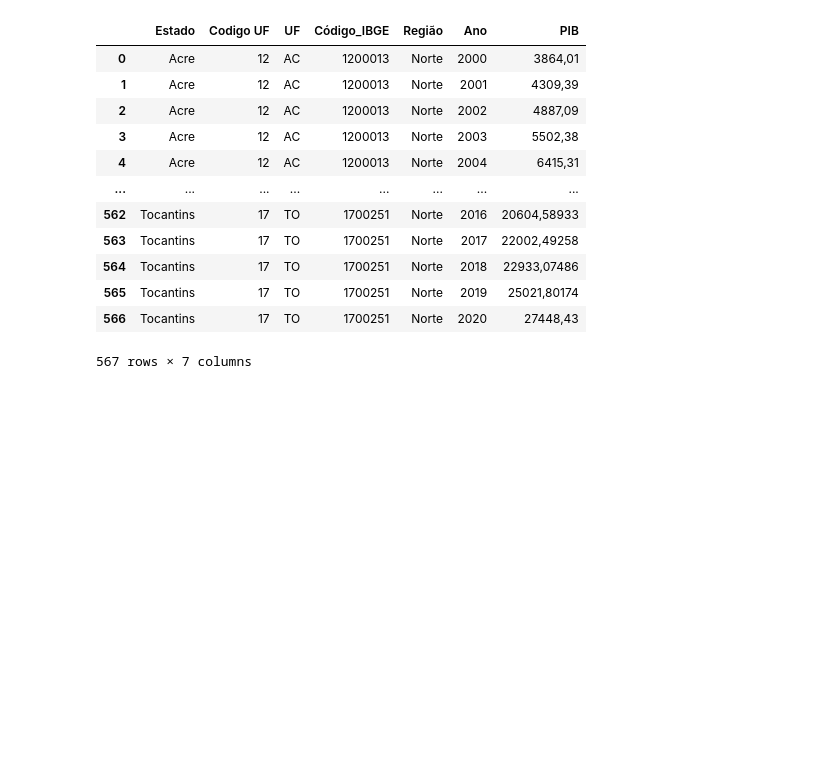
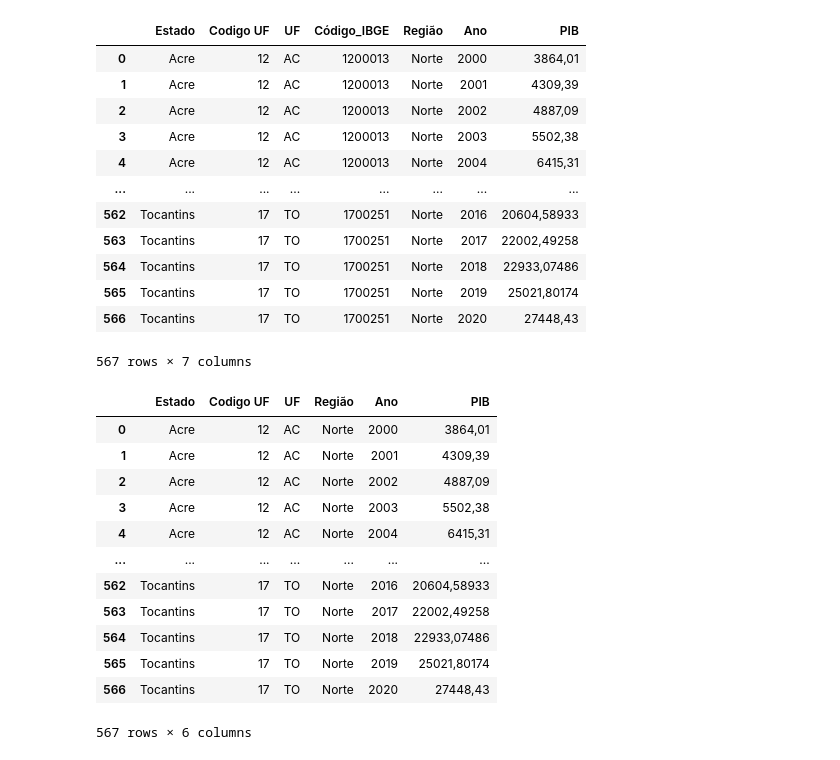
Before and after one commit to anandxrfeu/schooling_resource_predicter_data, a Jupyter notebook: notebooks/GDP (Anand).ipynb, the cells around one changed output. Drawn from its saved outputs; the diff is of its cells as text; code cells hidden in the pictures; blank space fills up the shorter version.

```diff
--- a/notebooks/GDP (Anand).ipynb
+++ b/notebooks/GDP (Anand).ipynb
@@ -37,6 +37,23 @@ melted_df
 | 565 | Tocantins | 17 | TO | 1700251 | Norte | 2019 | 25021,80174 |
 | 566 | Tocantins | 17 | TO | 1700251 | Norte | 2020 | 27448,43 |
 567 rows × 7 columns
+# %%
+melted_df = melted_df.drop(columns="Código_IBGE")
+melted_df
+# %% [output]
+|  | Estado | Codigo UF | UF | Região | Ano | PIB |
+| 0 | Acre | 12 | AC | Norte | 2000 | 3864,01 |
+| 1 | Acre | 12 | AC | Norte | 2001 | 4309,39 |
+| 2 | Acre | 12 | AC | Norte | 2002 | 4887,09 |
+| 3 | Acre | 12 | AC | Norte | 2003 | 5502,38 |
+| 4 | Acre | 12 | AC | Norte | 2004 | 6415,31 |
+| ... | ... | ... | ... | ... | ... | ... |
+| 562 | Tocantins | 17 | TO | Norte | 2016 | 20604,58933 |
+| 563 | Tocantins | 17 | TO | Norte | 2017 | 22002,49258 |
+| 564 | Tocantins | 17 | TO | Norte | 2018 | 22933,07486 |
+| 565 | Tocantins | 17 | TO | Norte | 2019 | 25021,80174 |
+| 566 | Tocantins | 17 | TO | Norte | 2020 | 27448,43 |
+567 rows × 6 columns
 # %%
 file_path = "../transformed_data/gdp_per_capita_data.csv"
 melted_df.to_csv(file_path, index=False)
```
Also changed, not shown: 2 other files.
